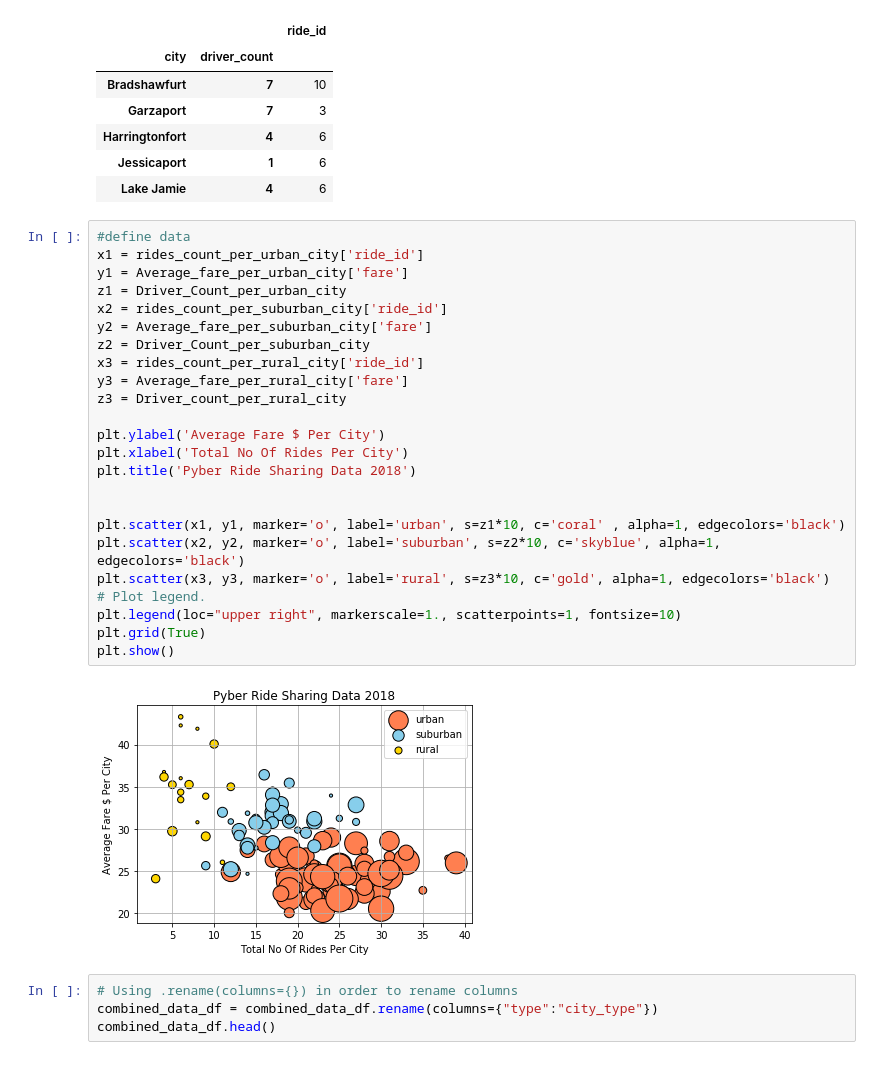
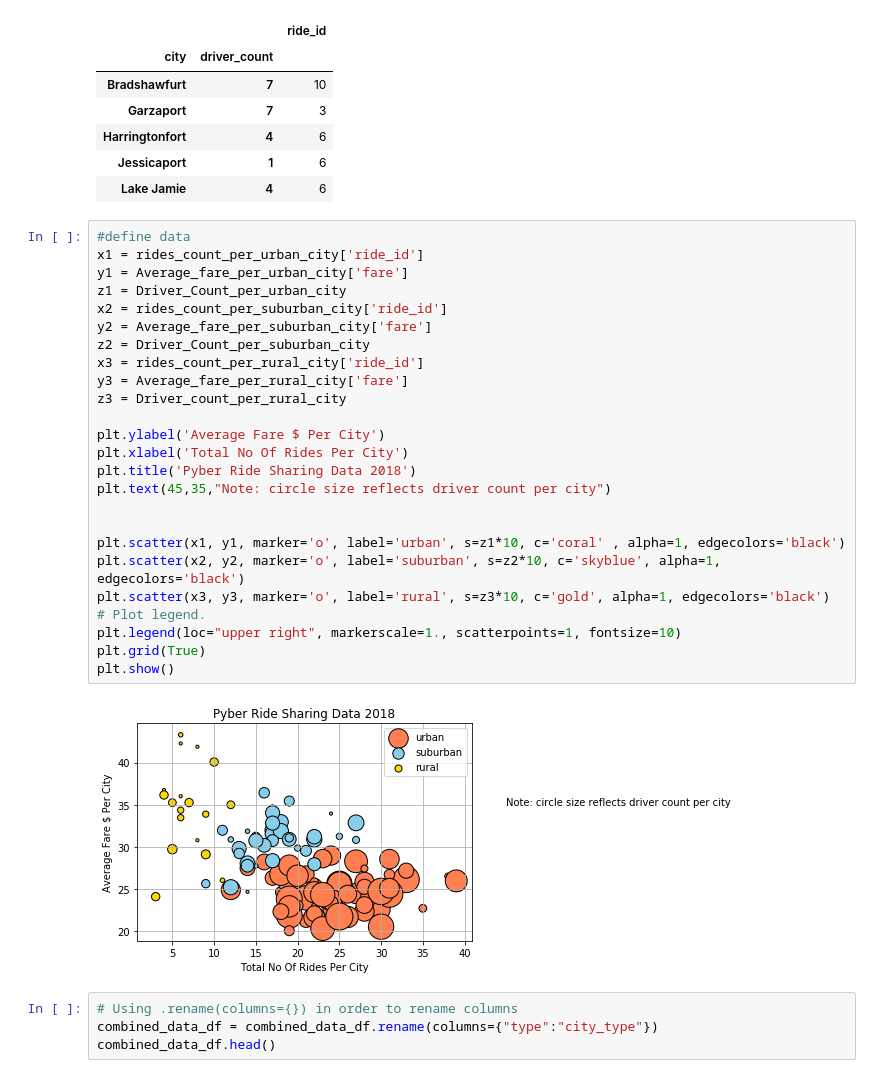
Before and after one commit to Nithyusha07/Matpotlib-challenge, a Jupyter notebook: PyBer.ipynb, the cells around one changed output. Saved outputs shown, nothing was run; the diff lists cells and outputs as text.

```diff
--- a/PyBer.ipynb
+++ b/PyBer.ipynb
@@ -229,29 +229,30 @@ rides_count_per_rural_city.head()
 # %%
 #define data
 x1 = rides_count_per_urban_city['ride_id']
 y1 = Average_fare_per_urban_city['fare']
 z1 = Driver_Count_per_urban_city
 x2 = rides_count_per_suburban_city['ride_id']
 y2 = Average_fare_per_suburban_city['fare']
 z2 = Driver_Count_per_suburban_city
 x3 = rides_count_per_rural_city['ride_id']
 y3 = Average_fare_per_rural_city['fare']
 z3 = Driver_count_per_rural_city
 
 plt.ylabel('Average Fare $ Per City')
 plt.xlabel('Total No Of Rides Per City')
 plt.title('Pyber Ride Sharing Data 2018')
+plt.text(45,35,"Note: circle size reflects driver count per city")
 
 
 plt.scatter(x1, y1, marker='o', label='urban', s=z1*10, c='coral' , alpha=1, edgecolors='black')
 plt.scatter(x2, y2, marker='o', label='suburban', s=z2*10, c='skyblue', alpha=1, edgecolors='black')
 plt.scatter(x3, y3, marker='o', label='rural', s=z3*10, c='gold', alpha=1, edgecolors='black')
 # Plot legend.
 plt.legend(loc="upper right", markerscale=1., scatterpoints=1, fontsize=10)
 plt.grid(True)
 plt.show()
 # %% [output]
-[figure, old version]
+[figure, new version]
 # %%
 # Using .rename(columns={}) in order to rename columns
 combined_data_df = combined_data_df.rename(columns={"type":"city_type"})
```
